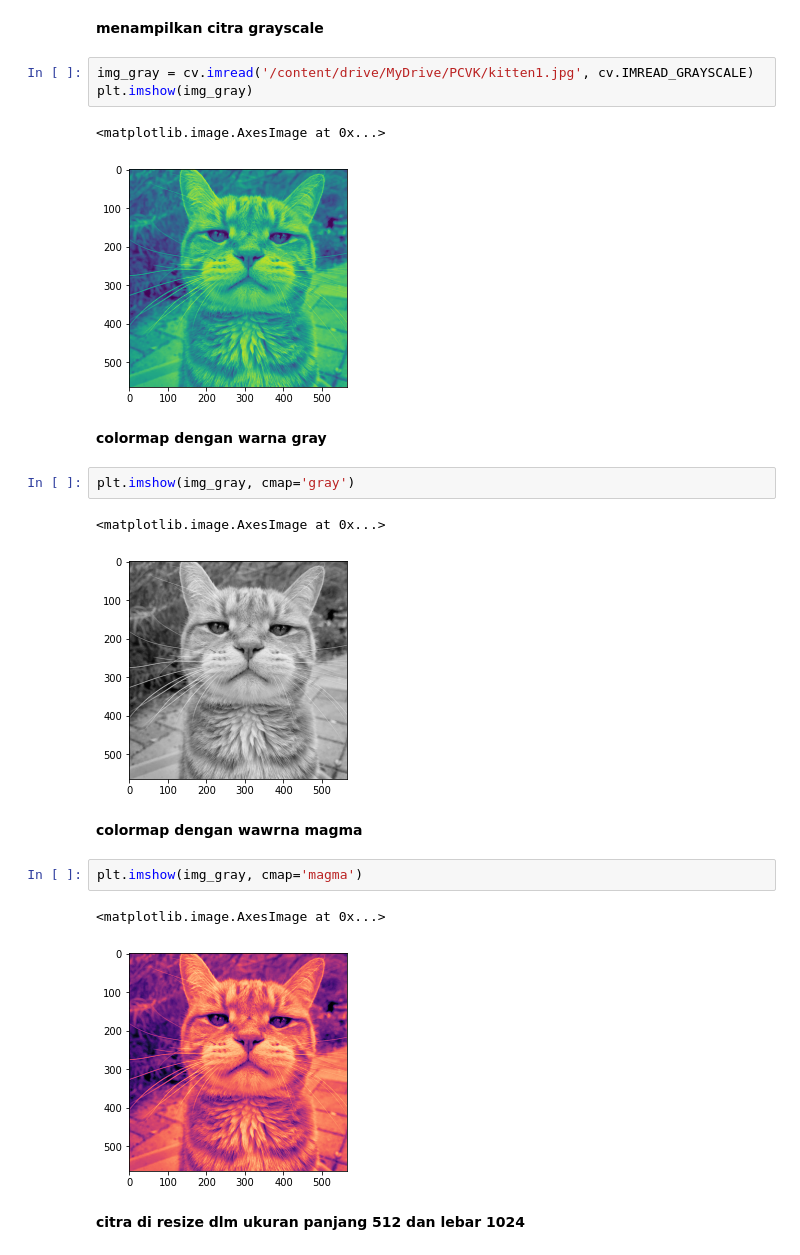
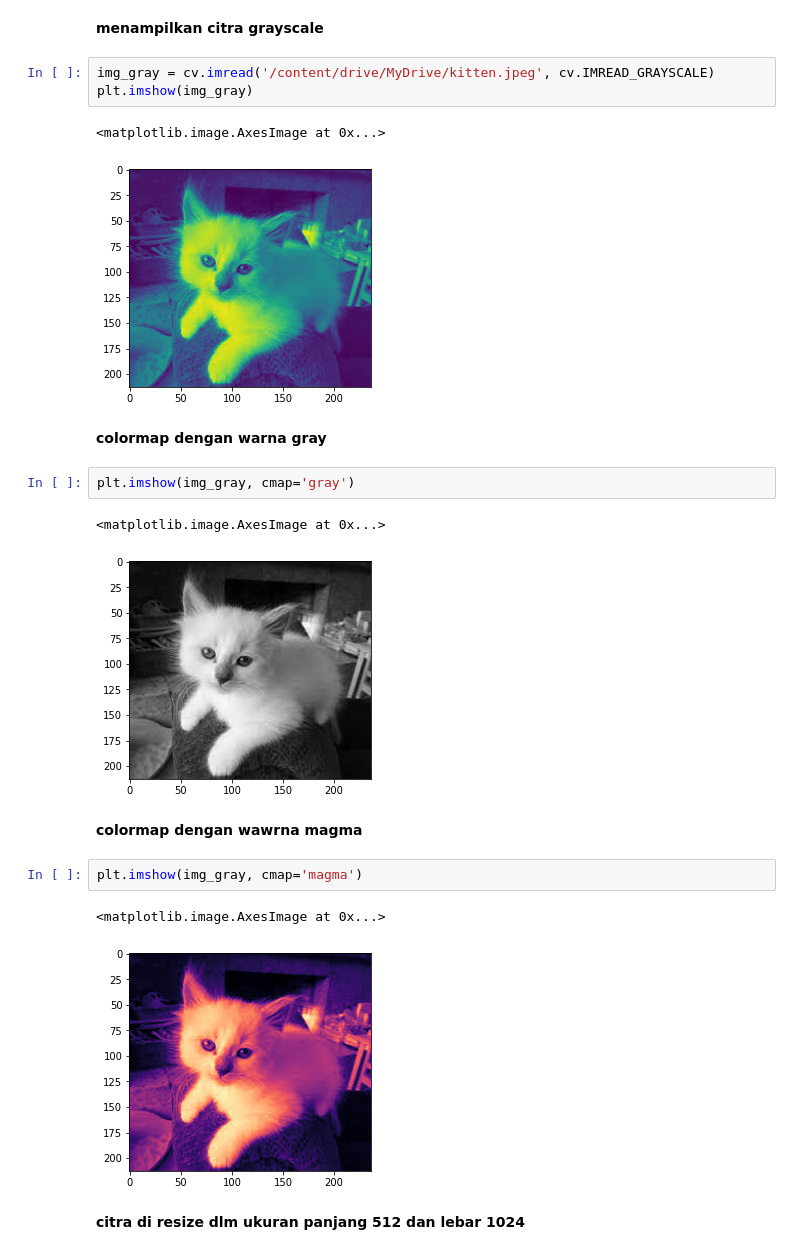
Before and after one commit to tasyasvdh09/PCVK_Genap_2023, a Jupyter notebook: PCVK_Modul_2.ipynb, the cells around one changed output. Saved outputs shown, nothing was run; the diff lists cells and outputs as text.

```diff
--- a/PCVK_Modul_2.ipynb
+++ b/PCVK_Modul_2.ipynb
@@ -39,25 +39,25 @@ plt.imshow(img3)
 # %% [markdown]
 **menampilkan citra grayscale**
 # %%
-img_gray = cv.imread('/content/drive/MyDrive/PCVK/kitten1.jpg', cv.IMREAD_GRAYSCALE)
+img_gray = cv.imread('/content/drive/MyDrive/kitten.jpeg', cv.IMREAD_GRAYSCALE)
 plt.imshow(img_gray)
 # %% [output]
 <matplotlib.image.AxesImage at 0x...>
-[figure, old version]
+[figure, new version]
 # %% [markdown]
 **colormap dengan warna gray**
 # %%
 plt.imshow(img_gray, cmap='gray')
 # %% [output]
 <matplotlib.image.AxesImage at 0x...>
-[figure, old version]
+[figure, new version]
 # %% [markdown]
 **colormap dengan wawrna magma**
 # %%
 plt.imshow(img_gray, cmap='magma')
 # %% [output]
 <matplotlib.image.AxesImage at 0x...>
-[figure, old version]
+[figure, new version]
 # %% [markdown]
 **citra di resize dlm ukuran panjang 512 dan lebar 1024**
 # %%
```
Also changed, not shown: parts of 10 cells of this notebook.
